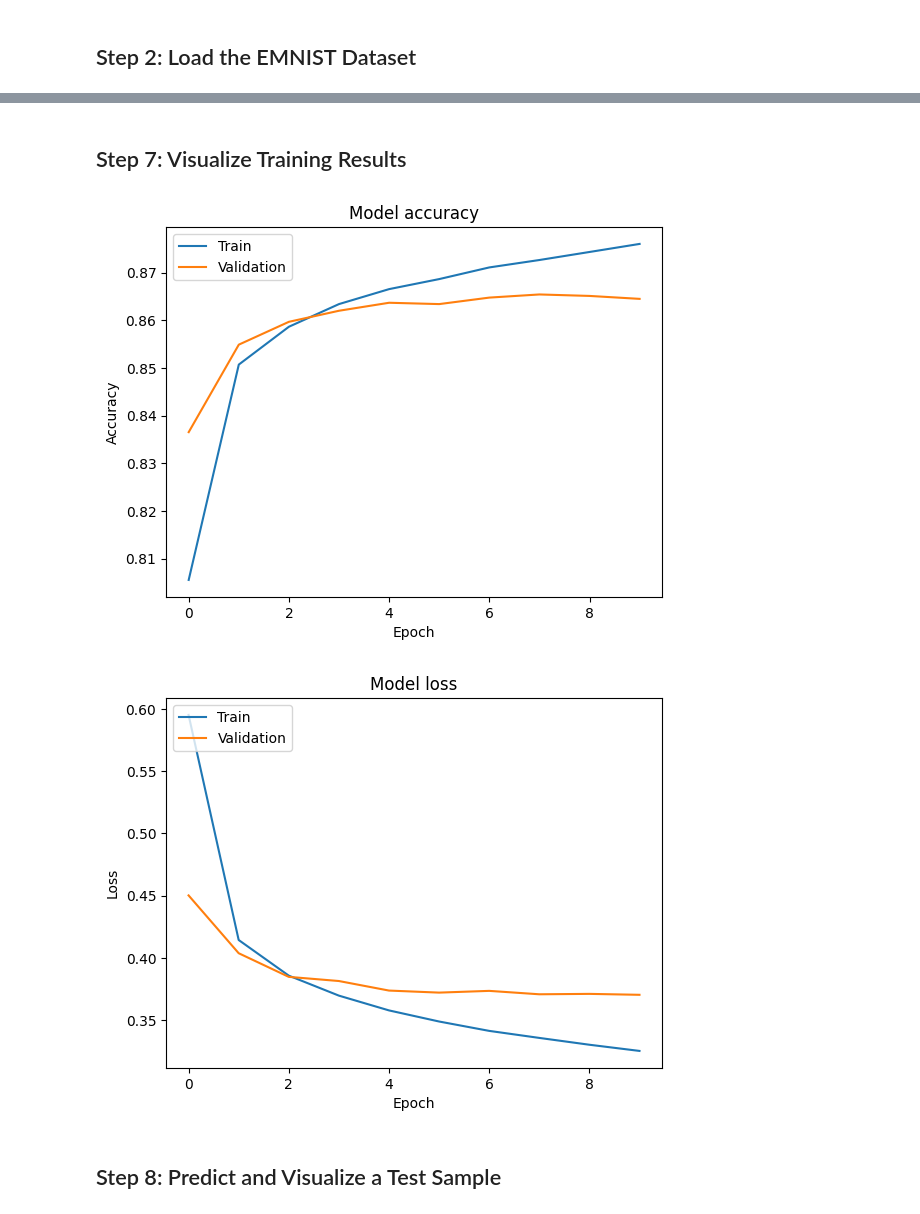
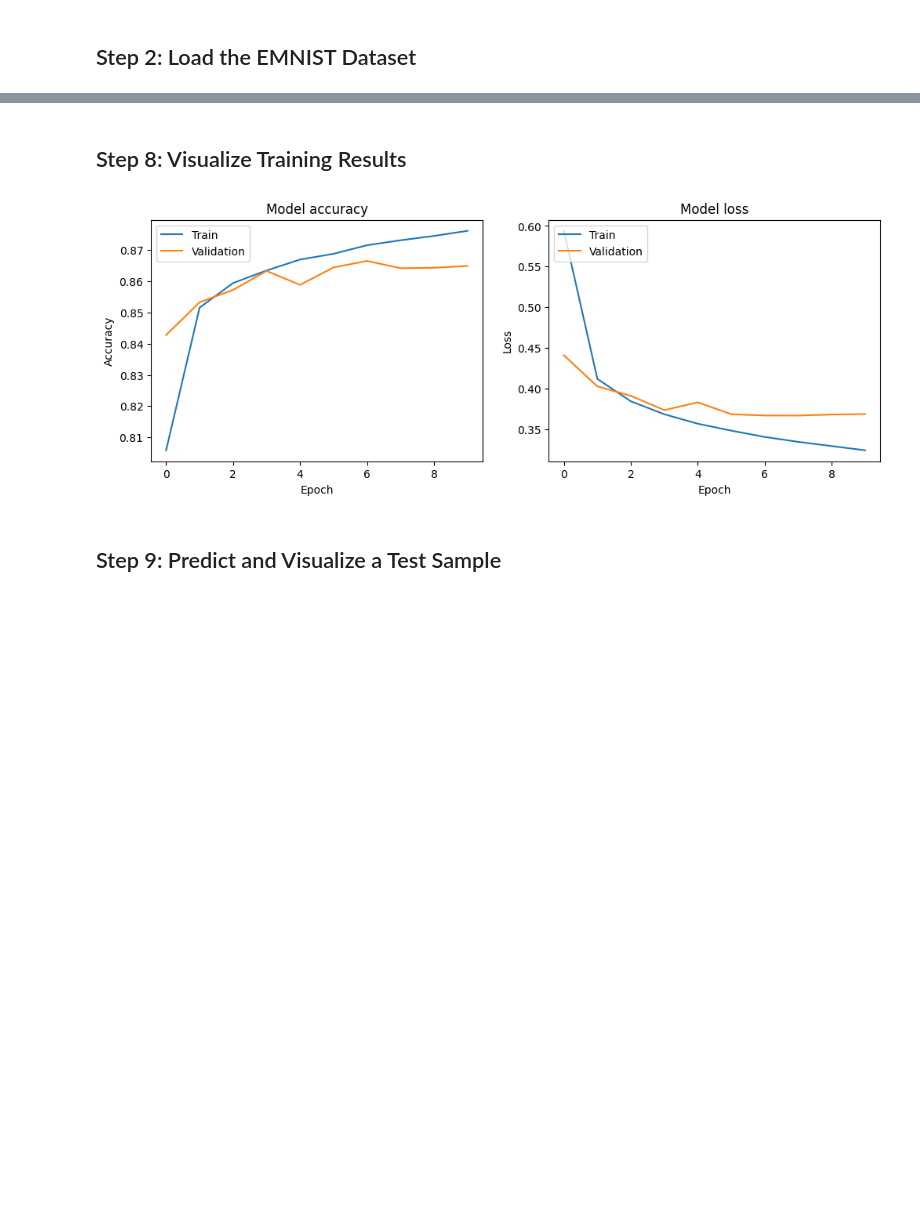
Before and after one commit to Apli-simplify/scan-ai, a Jupyter notebook: ml_model/train_model.ipynb, the cells around one changed output, grey strips where cells are left out. Drawn from its saved outputs; the diff is of its cells as text; code cells hidden in the pictures; blank space fills up the shorter version.

```diff
--- a/ml_model/train_model.ipynb
+++ b/ml_model/train_model.ipynb
@@ -38 +40,12 @@ y_test = to_categorical(y_test, num_classes)
+# %%
+from tensorflow.keras.preprocessing.image import ImageDataGenerator
+
+datagen = ImageDataGenerator(
+    rotation_range=10,
+    width_shift_range=0.1,
+    height_shift_range=0.1,
+    zoom_range=0.1
+)
+
+datagen.fit(x_train)
 # %% [markdown]
@@ -97,28 +109,31 @@ Model saved as 'emnist_model_weights.h5'
 # %% [markdown]
-## Step 7: Visualize Training Results
+## Step 8: Visualize Training Results
 # %%
+plt.figure(figsize=(12, 4))
+
 # Plot training & validation accuracy values
+plt.subplot(1, 2, 1)
 plt.plot(history.history['accuracy'])
 plt.plot(history.history['val_accuracy'])
 plt.title('Model accuracy')
 plt.ylabel('Accuracy')
 plt.xlabel('Epoch')
 plt.legend(['Train', 'Validation'], loc='upper left')
-plt.show()
 
 # Plot training & validation loss values
+plt.subplot(1, 2, 2)
 plt.plot(history.history['loss'])
 plt.plot(history.history['val_loss'])
 plt.title('Model loss')
 plt.ylabel('Loss')
 plt.xlabel('Epoch')
 plt.legend(['Train', 'Validation'], loc='upper left')
+
 plt.show()
 # %% [output]
-[figure, old version]
+[figure, new version]
-[figure, removed]
 # %% [markdown]
-## Step 8: Predict and Visualize a Test Sample
+## Step 9: Predict and Visualize a Test Sample
 # %%
 # Make a prediction on a test sample
 sample = x_test[10].reshape(1, 28, 28, 1)  # Reshape for model input
```
Also changed, not shown: parts of 12 cells of this notebook, 1 other file.
